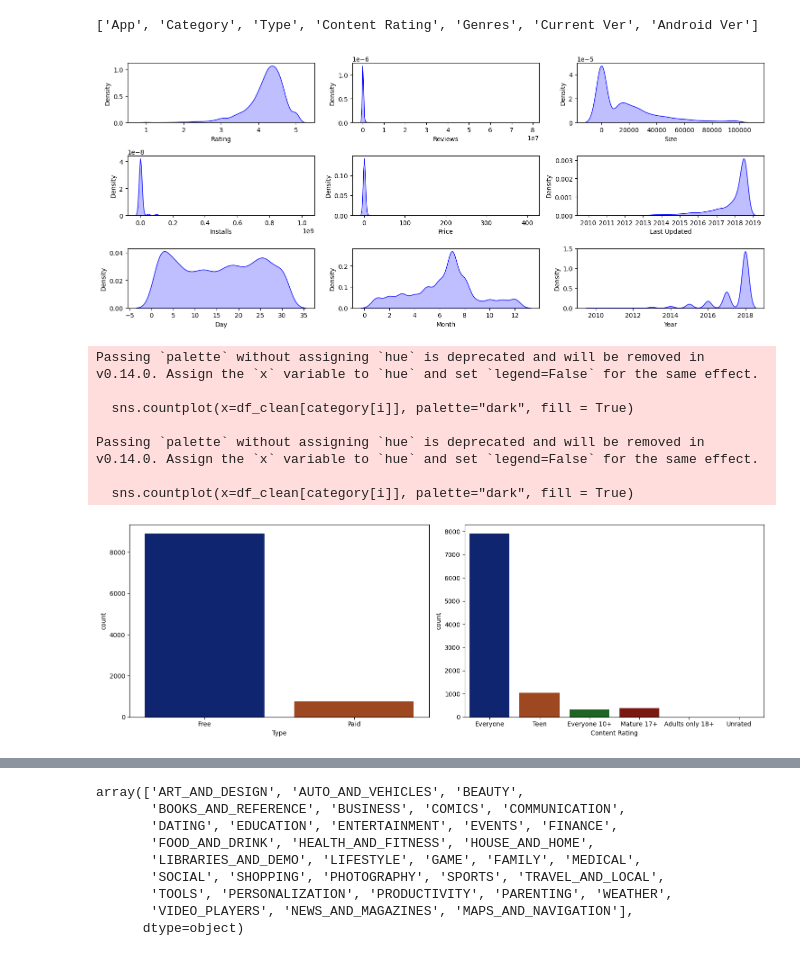
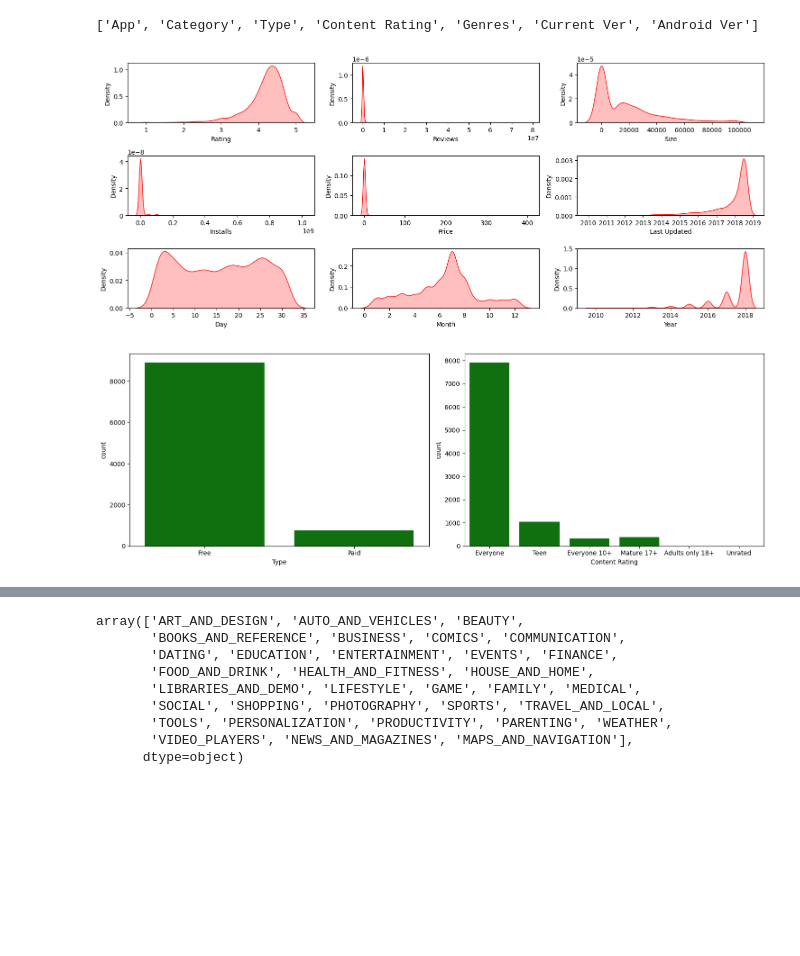
Before and after one commit to byt23/EDA-FeatureEngineering-Resampling_Encoding, a Jupyter notebook: EDA & Encoding/google_play_store.ipynb, the cells around one changed output, grey strips where cells are left out. Saved outputs shown, nothing was run; the diff lists cells and outputs as text; code cells hidden in the pictures; blank space fills up the shorter version.

```diff
--- a/EDA & Encoding/google_play_store.ipynb
+++ b/EDA & Encoding/google_play_store.ipynb
@@ -667,34 +667,27 @@ plt.figure(figsize=(15,10))
 
 for i in range(0,len(numeric_features)):
     plt.subplot(5,3,i+1)
-    sns.kdeplot(x=df_clean[numeric_features[i]], color = "b", fill = True)
+    sns.kdeplot(x=df_clean[numeric_features[i]], color=  "red", fill = True)
     plt.xlabel(numeric_features[i])
     plt.tight_layout()
 
 plt.show()
 # %% [output]
-[figure, old version]
+[figure, new version]
 # %%
 plt.figure(figsize=(15,5))
 
 category = ["Type","Content Rating"]
 
 for i in range(0,len(category)):
     plt.subplot(1,2,i+1)
-    sns.countplot(x=df_clean[category[i]], palette="dark", fill = True)
+    sns.countplot(x=df_clean[category[i]], color="g", fill = True)
     plt.xlabel(category[i])
     plt.tight_layout()
 
 plt.show()
 # %% [output]
-Passing `palette` without assigning `hue` is deprecated and will be removed in v0.14.0. Assign the `x` variable to `hue` and set `legend=False` for the same effect.
-
-  sns.countplot(x=df_clean[category[i]], palette="dark", fill = True)
-
-Passing `palette` without assigning `hue` is deprecated and will be removed in v0.14.0. Assign the `x` variable to `hue` and set `legend=False` for the same effect.
-
-  sns.countplot(x=df_clean[category[i]], palette="dark", fill = True)
-[figure, old version]
+[figure, new version]
 # %%
 df_clean.head()
 # %% [output]
```
Also changed, not shown: parts of 24 cells of this notebook.
